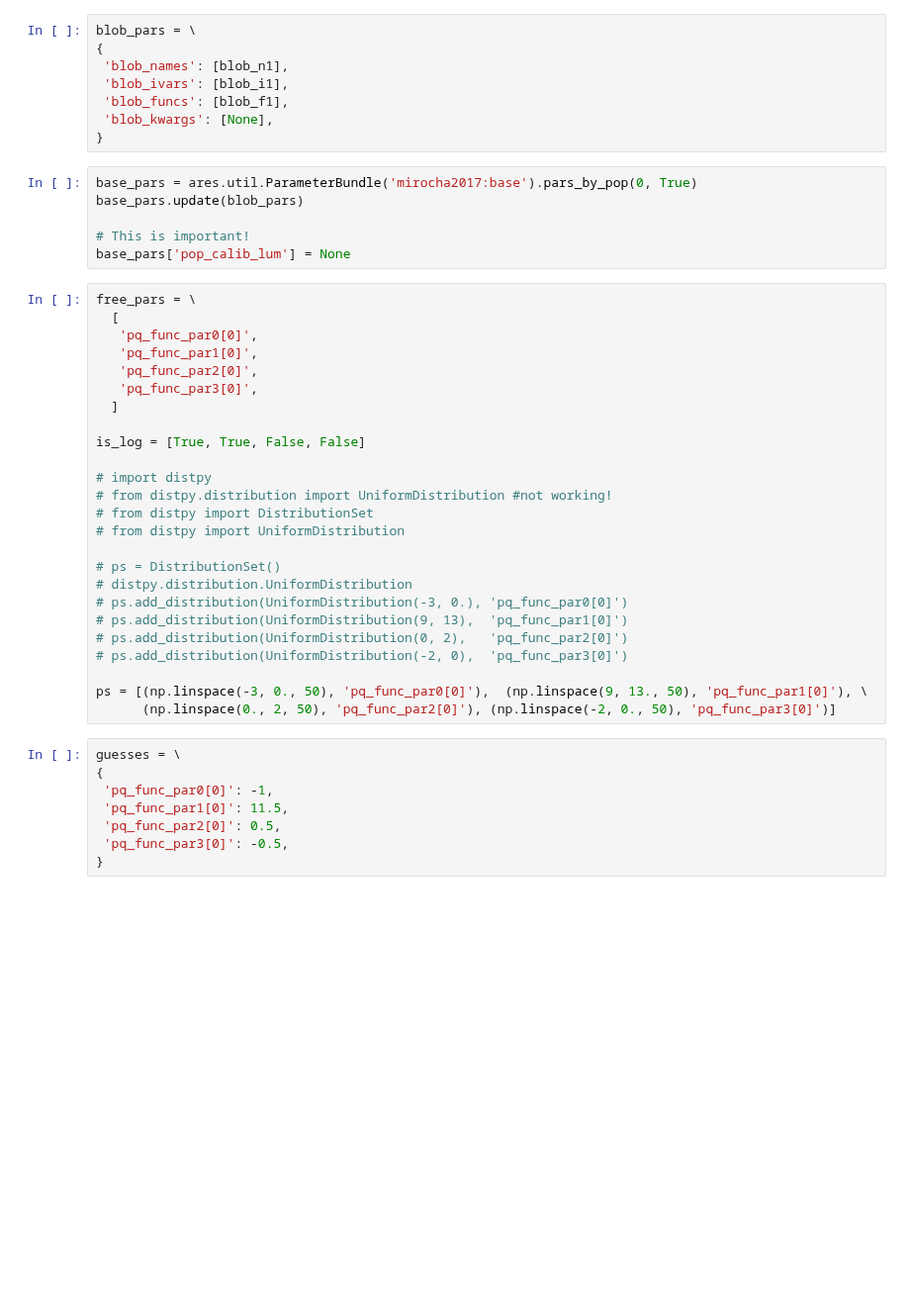
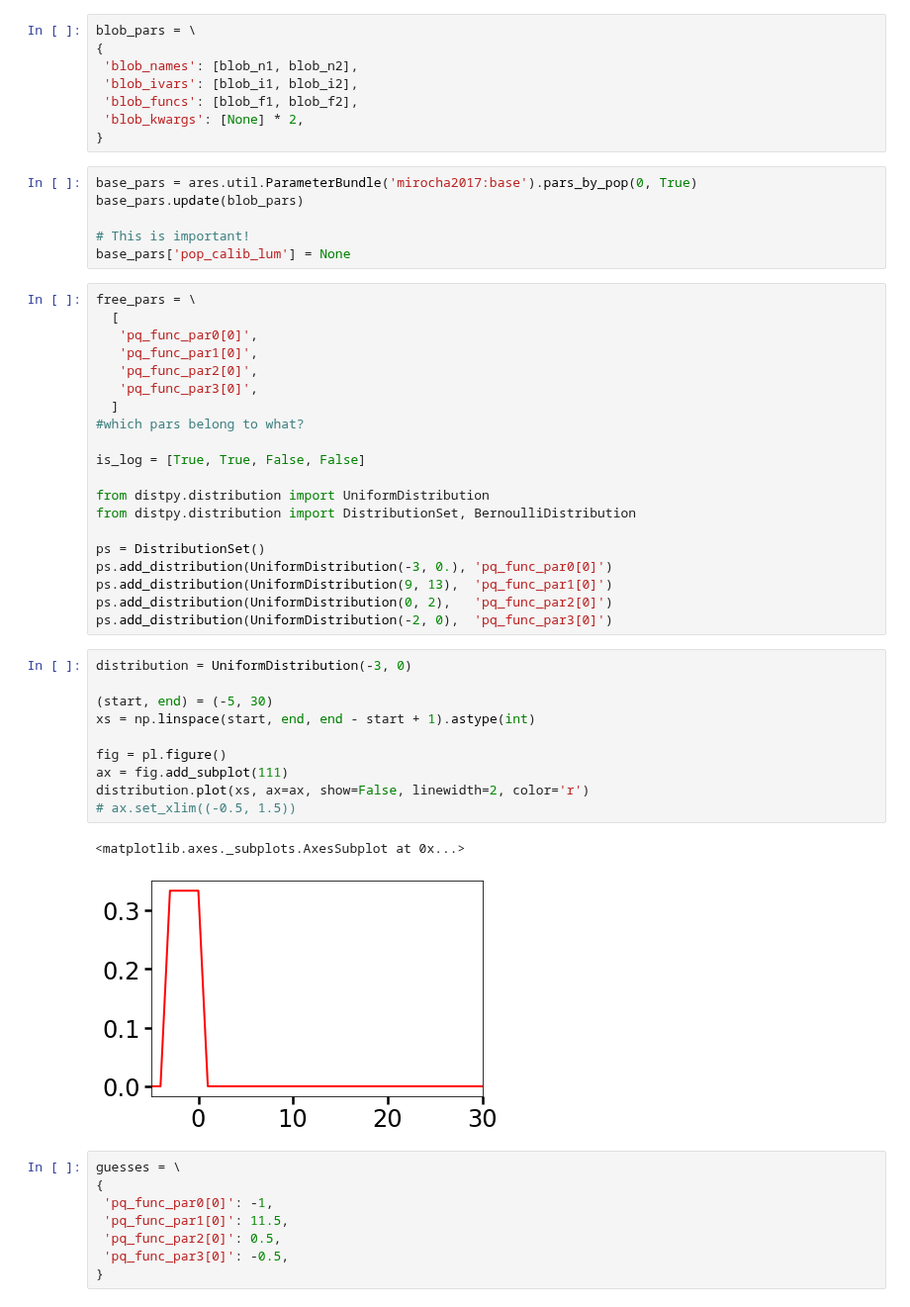
Before and after one commit to eklem1/GalaxySim, a Jupyter notebook: FirstFits.ipynb, the cells around one changed output. Shown at 99% size. Cells and saved outputs as stored; diff of their text form; blank space fills up the shorter version.

Commit message:
got distpy working, but still getting error in fit (lots of inf which look bad

```diff
--- a/FirstFits.ipynb
+++ b/FirstFits.ipynb
@@ -15,10 +21,10 @@ blob_f1 = ['LuminosityFunction']
 # %%
 blob_pars = \
 {
- 'blob_names': [blob_n1],
- 'blob_ivars': [blob_i1],
- 'blob_funcs': [blob_f1],
- 'blob_kwargs': [None],
+ 'blob_names': [blob_n1, blob_n2],
+ 'blob_ivars': [blob_i1, blob_i2],
+ 'blob_funcs': [blob_f1, blob_f2],
+ 'blob_kwargs': [None] * 2,
 }
 # %%
 base_pars = ares.util.ParameterBundle('mirocha2017:base').pars_by_pop(0, True)
@@ -34,23 +40,31 @@ free_pars = \
    'pq_func_par2[0]',
    'pq_func_par3[0]',
   ]
+#which pars belong to what?
 
 is_log = [True, True, False, False]
 
-# import distpy
-# from distpy.distribution import UniformDistribution #not working!
-# from distpy import DistributionSet
-# from distpy import UniformDistribution
+from distpy.distribution import UniformDistribution
+from distpy.distribution import DistributionSet, BernoulliDistribution
 
-# ps = DistributionSet()
-# distpy.distribution.UniformDistribution
-# ps.add_distribution(UniformDistribution(-3, 0.), 'pq_func_par0[0]')
-# ps.add_distribution(UniformDistribution(9, 13),  'pq_func_par1[0]')
-# ps.add_distribution(UniformDistribution(0, 2),   'pq_func_par2[0]')
-# ps.add_distribution(UniformDistribution(-2, 0),  'pq_func_par3[0]')
-
-ps = [(np.linspace(-3, 0., 50), 'pq_func_par0[0]'),  (np.linspace(9, 13., 50), 'pq_func_par1[0]'), \
-      (np.linspace(0., 2, 50), 'pq_func_par2[0]'), (np.linspace(-2, 0., 50), 'pq_func_par3[0]')]
+ps = DistributionSet()
+ps.add_distribution(UniformDistribution(-3, 0.), 'pq_func_par0[0]')
+ps.add_distribution(UniformDistribution(9, 13),  'pq_func_par1[0]')
+ps.add_distribution(UniformDistribution(0, 2),   'pq_func_par2[0]')
+ps.add_distribution(UniformDistribution(-2, 0),  'pq_func_par3[0]')
+# %%
+distribution = UniformDistribution(-3, 0)
+
+(start, end) = (-5, 30)
+xs = np.linspace(start, end, end - start + 1).astype(int)
+
+fig = pl.figure()
+ax = fig.add_subplot(111)
+distribution.plot(xs, ax=ax, show=False, linewidth=2, color='r')
+# ax.set_xlim((-0.5, 1.5))
+# %% [output]
+<matplotlib.axes._subplots.AxesSubplot at 0x...>
+[figure, added]
 # %%
 guesses = \
 {
```
Also changed, not shown: parts of 6 cells of this notebook, 1 other file.
